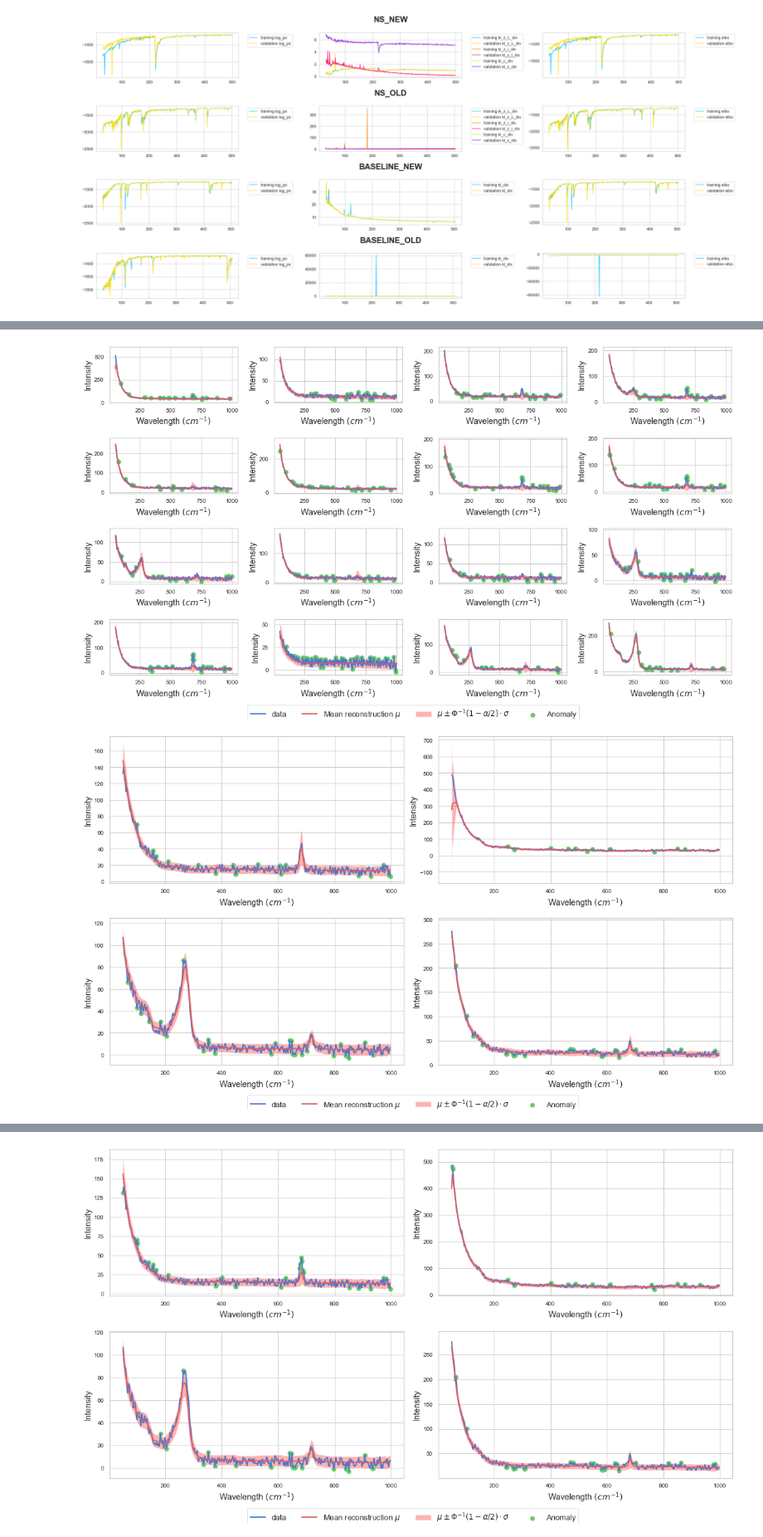
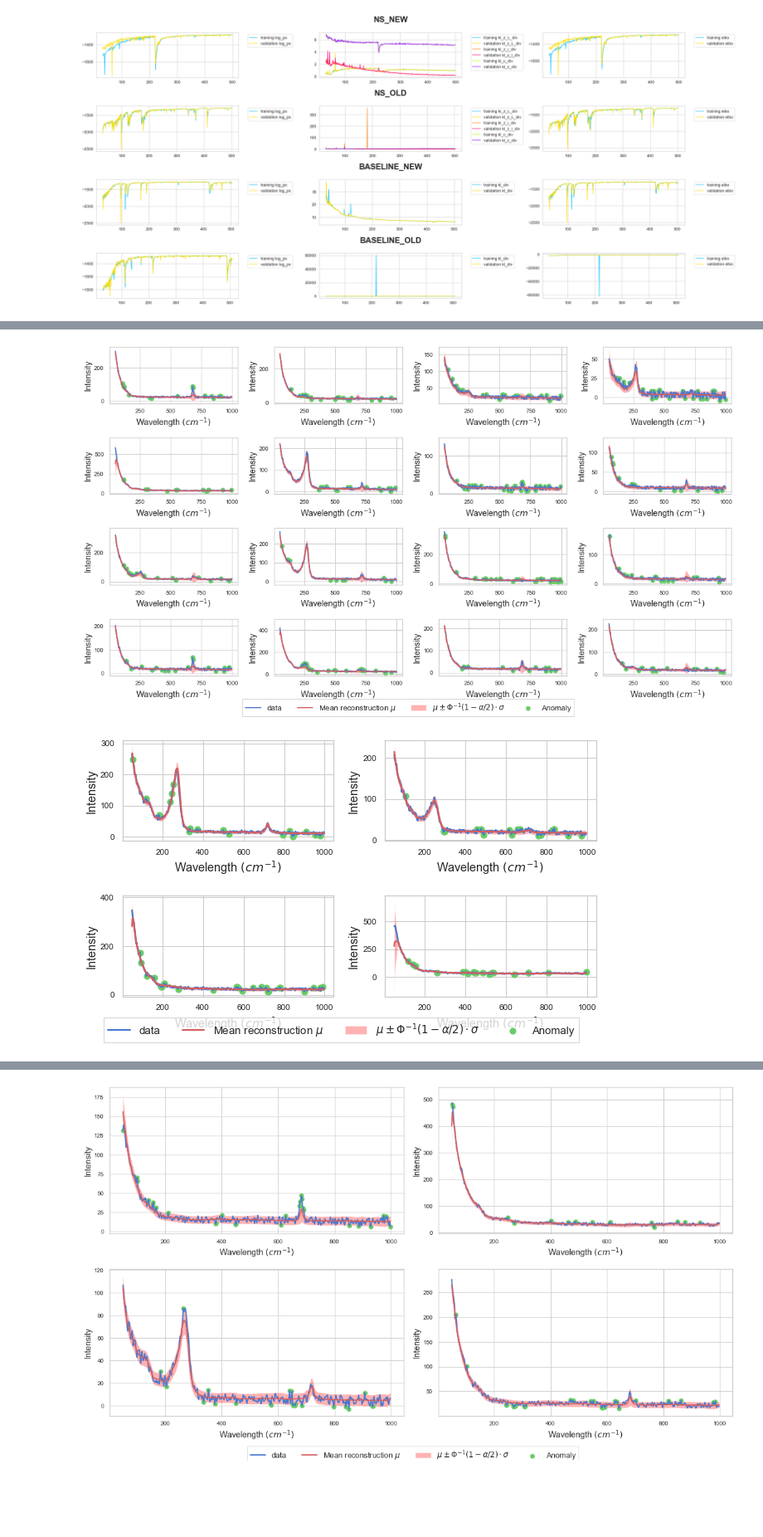
Before and after one commit to AugustSchreyer/02460_Advanced_ML, a Jupyter notebook: EVALUATE MODELS.ipynb, the cells around one changed output, grey strips where cells are left out. Shown at 83% size. Cells and saved outputs as stored; diff of their text form; code cells hidden in the pictures; blank space fills up the shorter version.

```diff
--- a/EVALUATE MODELS.ipynb
+++ b/EVALUATE MODELS.ipynb
@@ -88,9 +85,9 @@ full_dataset = full_dataset.unsqueeze(2)
 cutoff just before: 1000
 # %%
 # dataset for old/new models
-train_dataset_old, validation_dataset_old = train_test_split(full_dataset,test_size=0.15, random_state=42)
+train_dataset_old, validation_dataset_old = train_test_split(full_dataset,test_size=0.25, random_state=42)
 
-train_dataset_new,validation_dataset_new = train_test_split(full_dataset,test_size=0.25, random_state=42)
+train_dataset_new,validation_dataset_new = train_test_split(full_dataset,test_size=0.15, random_state=42)
 # %% [markdown]
 # LOAD MODELS
 # %% [markdown]
@@ -555,10 +586,10 @@ plot_sequences(model_ns_old, w_cut, validation_dataset_old, ANOMALY_THRESHOLD=0.
 # %%
 plot_sequences(model_baseline_old, w_cut, validation_dataset_old, ANOMALY_THRESHOLD=0.05, NUM_PLOTS=16, samples=SAMPLES_OLD)
 # %% [output]
-[figure, old version]
+[figure, new version]
 # %%
 np.random.seed(15)
 SAMPLES_NEW = np.random.choice(len(validation_dataset_new), size=4, replace=False)
-plot_sequences(model_ns_new, w_cut, validation_dataset_new, ANOMALY_THRESHOLD=0.05, NUM_PLOTS=4, samples=SAMPLES_NEW, save_dir="figures/ns_new_sequences.pdf")
+plot_sequences(model_ns_new, w_cut, validation_dataset_new, ANOMALY_THRESHOLD=0.05, NUM_PLOTS=4, samples=SAMPLES_NEW, save_dir="figures/ns_new_sequences_05.pdf",size=(9,5))
 # %% [output]
-[figure, old version]
+[figure, new version]
```
Also changed, not shown: parts of 31 cells of this notebook, 5 other files.
